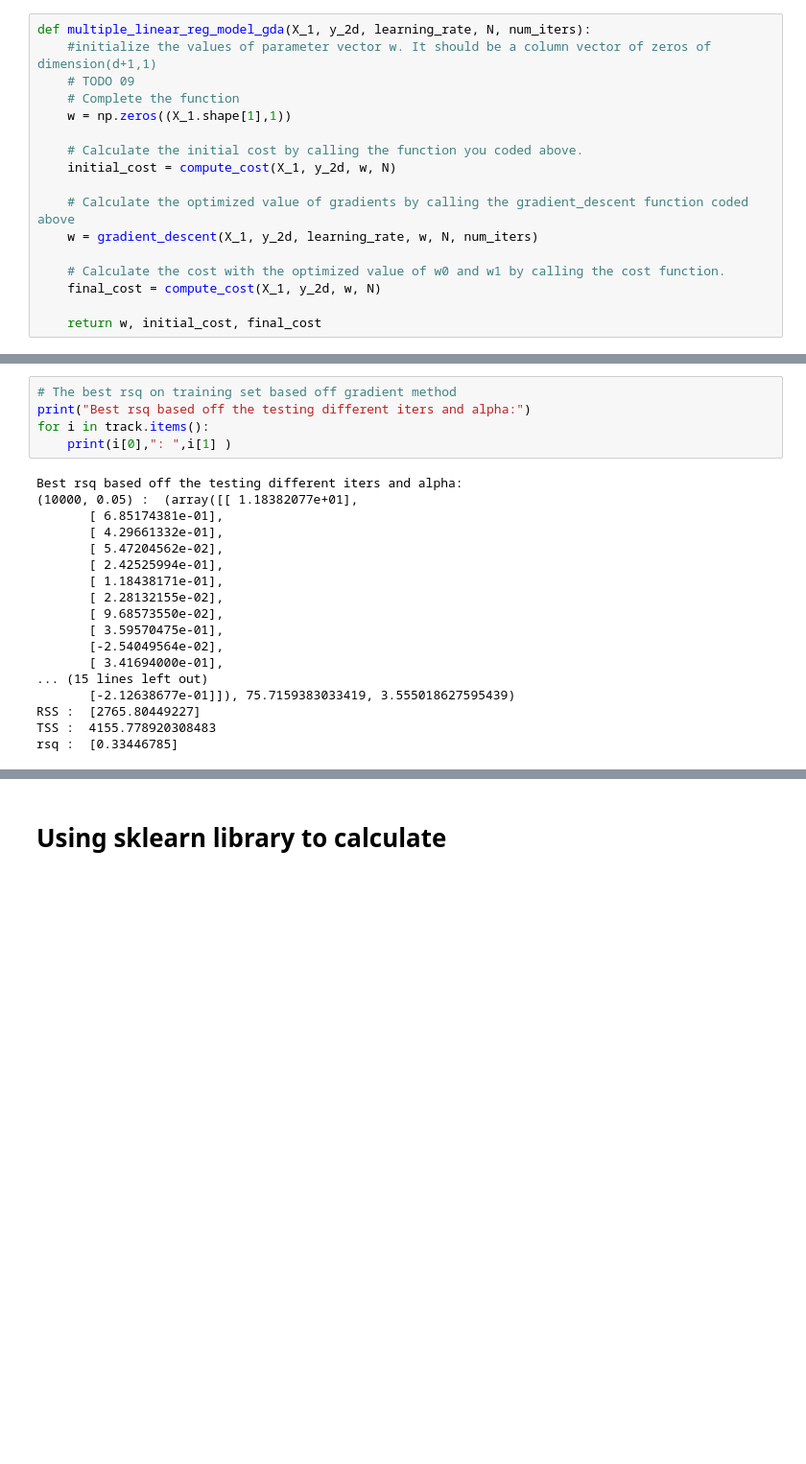
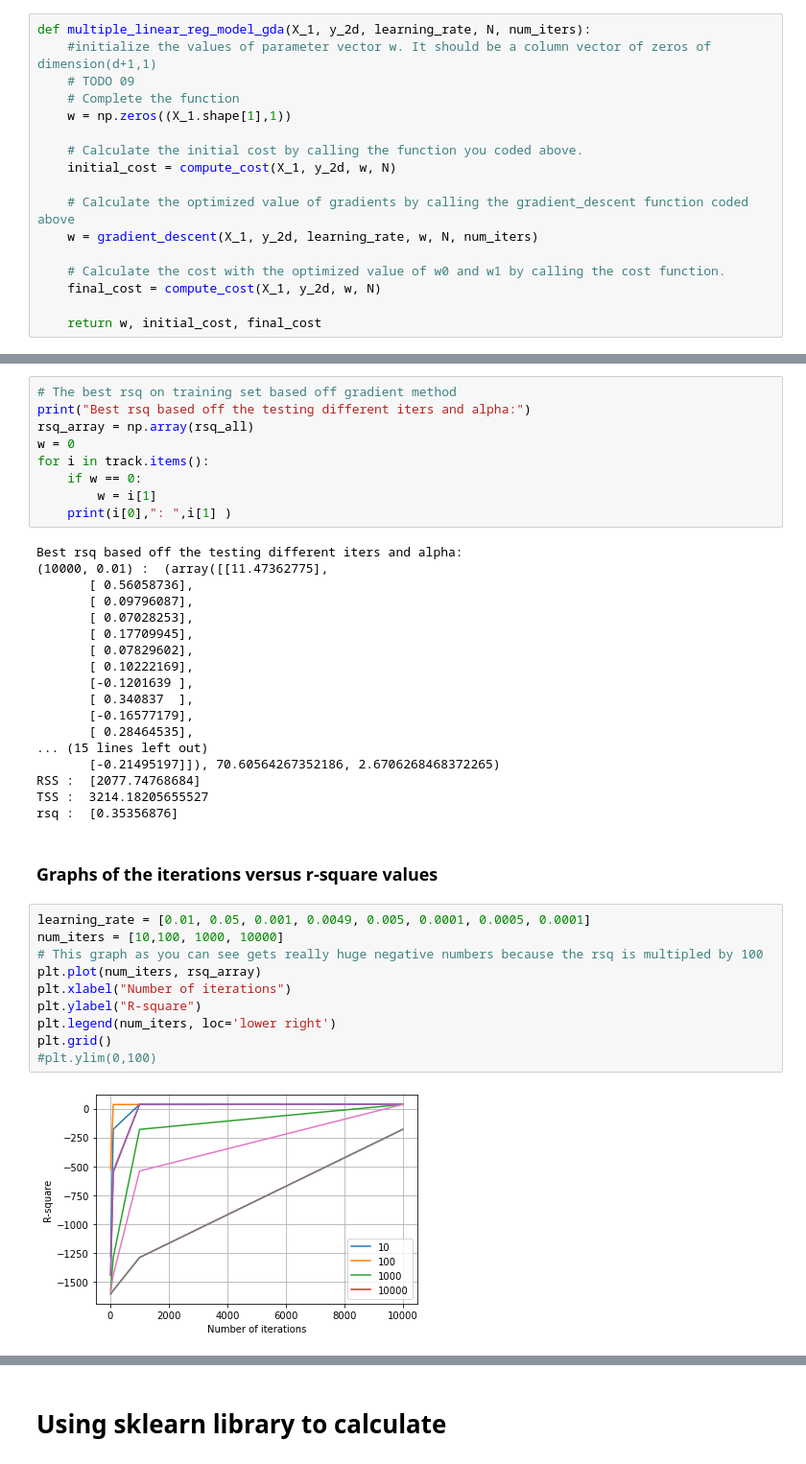
Before and after one commit to fdnthecoder/StudentPerformanceML, a Jupyter notebook: LinearRegJamie.ipynb, the cells around one changed output, grey strips where cells are left out. Shown: that part at 96% size. Saved outputs shown, nothing was run; the diff lists cells and outputs as text; blank space fills up the shorter version.

```diff
--- a/LinearRegJamie.ipynb
+++ b/LinearRegJamie.ipynb
@@ -266,23 +360,41 @@ final cost:  13.10261561317474
 # %%
 # The best rsq on training set based off gradient method
 print("Best rsq based off the testing different iters and alpha:")
+rsq_array = np.array(rsq_all)
+w = 0
 for i in track.items():
+    if w == 0:
+        w = i[1]
     print(i[0],": ",i[1] )
 # %% [output]
 Best rsq based off the testing different iters and alpha:
-(10000, 0.05) :  (array([[ 1.18382077e+01],
-       [ 6.85174381e-01],
-       [ 4.29661332e-01],
-       [ 5.47204562e-02],
-       [ 2.42525994e-01],
-       [ 1.18438171e-01],
-       [ 2.28132155e-02],
-       [ 9.68573550e-02],
-       [ 3.59570475e-01],
-       [-2.54049564e-02],
-       [ 3.41694000e-01],
+(10000, 0.01) :  (array([[11.47362775],
+       [ 0.56058736],
+       [ 0.09796087],
+       [ 0.07028253],
+       [ 0.17709945],
+       [ 0.07829602],
+       [ 0.10222169],
+       [-0.1201639 ],
+       [ 0.340837  ],
+       [-0.16577179],
+       [ 0.28464535],
 ... (15 lines left out)
-       [-2.12638677e-01]]), 75.7159383033419, 3.555018627595439)
-RSS :  [2765.80449227]
-TSS :  4155.778920308483
-rsq :  [0.33446785]
+       [-0.21495197]]), 70.60564267352186, 2.6706268468372265)
+RSS :  [2077.74768684]
+TSS :  3214.18205655527
+rsq :  [0.35356876]
+# %% [markdown]
+### Graphs of the iterations versus r-square values
+# %%
+learning_rate = [0.01, 0.05, 0.001, 0.0049, 0.005, 0.0001, 0.0005, 0.0001]
+num_iters = [10,100, 1000, 10000]
+# This graph as you can see gets really huge negative numbers because the rsq is multipled by 100
+plt.plot(num_iters, rsq_array)
+plt.xlabel("Number of iterations")
+plt.ylabel("R-square")
+plt.legend(num_iters, loc='lower right')
+plt.grid()
+#plt.ylim(0,100)
+# %% [output]
+[figure, added]
```
Also changed, not shown: parts of 32 cells of this notebook, 1 other file.
